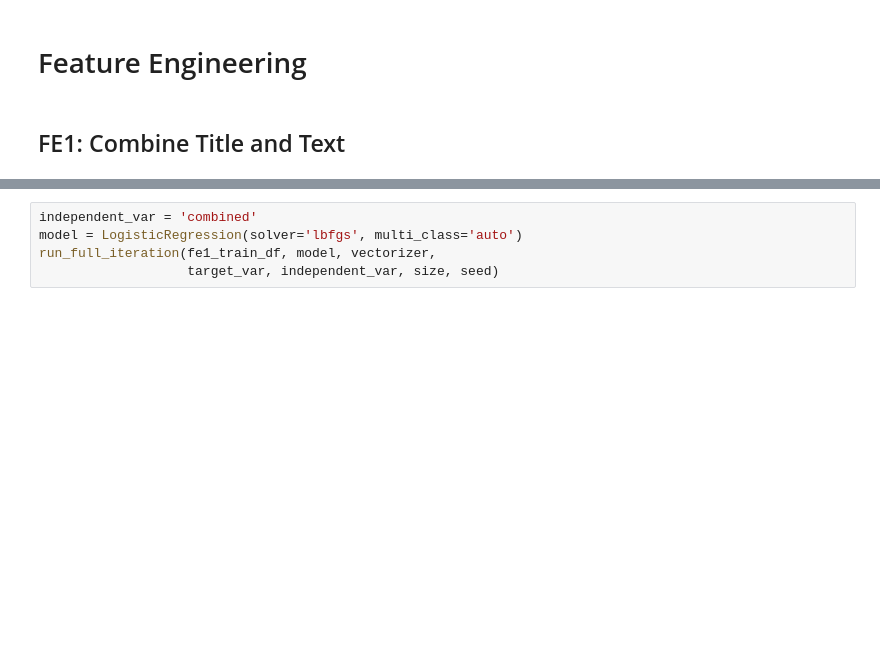
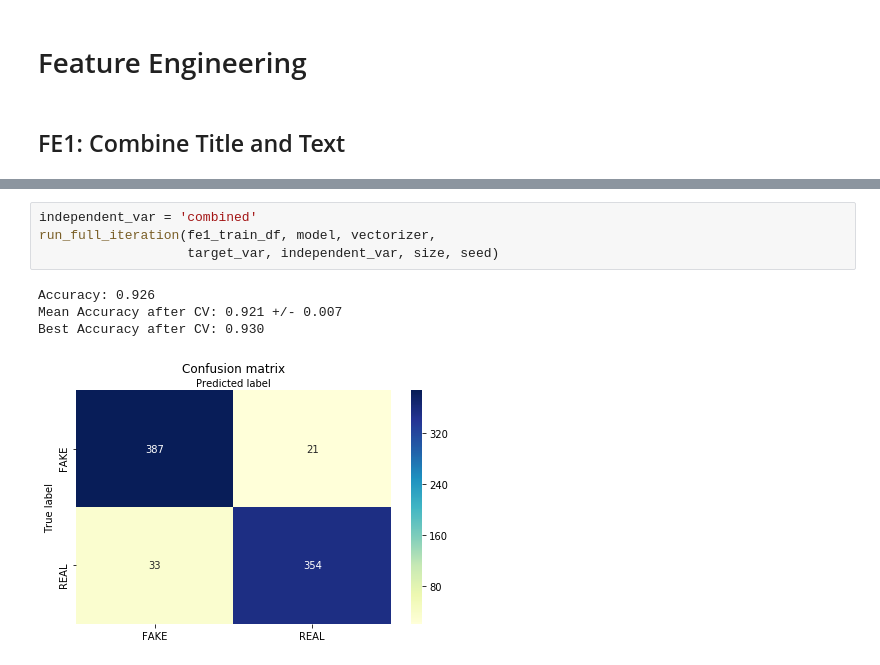
Before and after one commit to martinan92/NLP-FakeNews, a Jupyter notebook: First NLP Assignment (Martinez, Andrew).ipynb, the cells around one changed output, grey strips where cells are left out. Cells and saved outputs as stored; diff of their text form; blank space fills up the shorter version.

```diff
--- a/First NLP Assignment (Martinez, Andrew).ipynb
+++ b/First NLP Assignment (Martinez, Andrew).ipynb
@@ -200,5 +254,9 @@ fe1_train_df.head()
 # %%
 independent_var = 'combined'
-model = LogisticRegression(solver='lbfgs', multi_class='auto')
 run_full_iteration(fe1_train_df, model, vectorizer,
                    target_var, independent_var, size, seed)
+# %% [output]
+Accuracy: 0.926
+Mean Accuracy after CV: 0.921 +/- 0.007
+Best Accuracy after CV: 0.930
+[figure, added]
```
Also changed, not shown: parts of 6 cells of this notebook.
